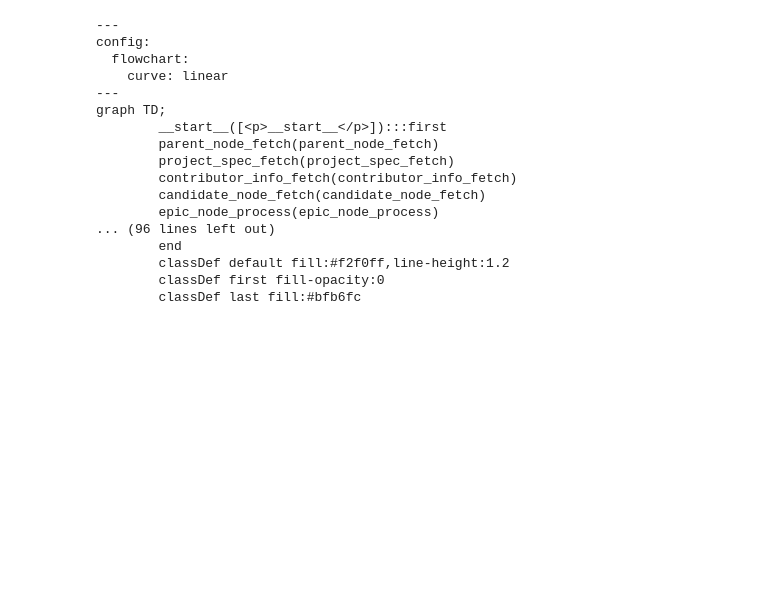
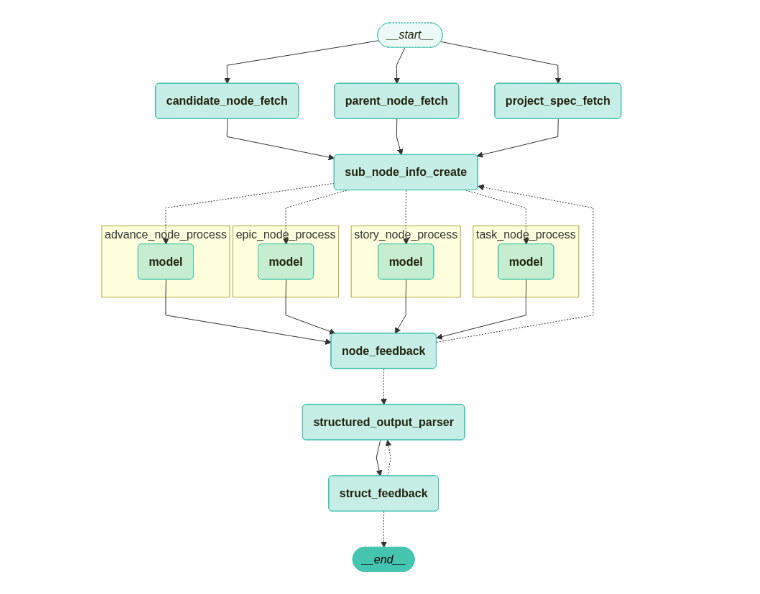
Before and after one commit to wldnjs990/ProjecTree, a Jupyter notebook: ProjecTree-Inference/lab/main_graph.ipynb, the cells around one changed output. Cells and saved outputs as stored; diff of their text form; code cells hidden in the pictures; blank space fills up the shorter version.

```diff
--- a/ProjecTree-Inference/lab/main_graph.ipynb
+++ b/ProjecTree-Inference/lab/main_graph.ipynb
@@ -1,28 +1,13 @@
 # %%
 import sys
 import os
+from langchain_teddynote.graphs import visualize_graph
 sys.path.append(os.path.abspath(os.path.join(os.getcwd(), '..')))
 
 from app.agents.enums import NodeType
 from app.agents.graph import builder
 
 graph = builder.compile()
-print(graph.get_graph(xray=True).draw_mermaid())
+visualize_graph(graph, xray=True)
 # %% [output]
----
-config:
-  flowchart:
-    curve: linear
----
-graph TD;
-        __start__([<p>__start__</p>]):::first
-        parent_node_fetch(parent_node_fetch)
-        project_spec_fetch(project_spec_fetch)
-        contributor_info_fetch(contributor_info_fetch)
-        candidate_node_fetch(candidate_node_fetch)
-        epic_node_process(epic_node_process)
-... (96 lines left out)
-        end
-        classDef default fill:#f2f0ff,line-height:1.2
-        classDef first fill-opacity:0
-        classDef last fill:#bfb6fc
+[figure, added]
```
Also changed, not shown: parts of 1 cell of this notebook, 23 other files.
